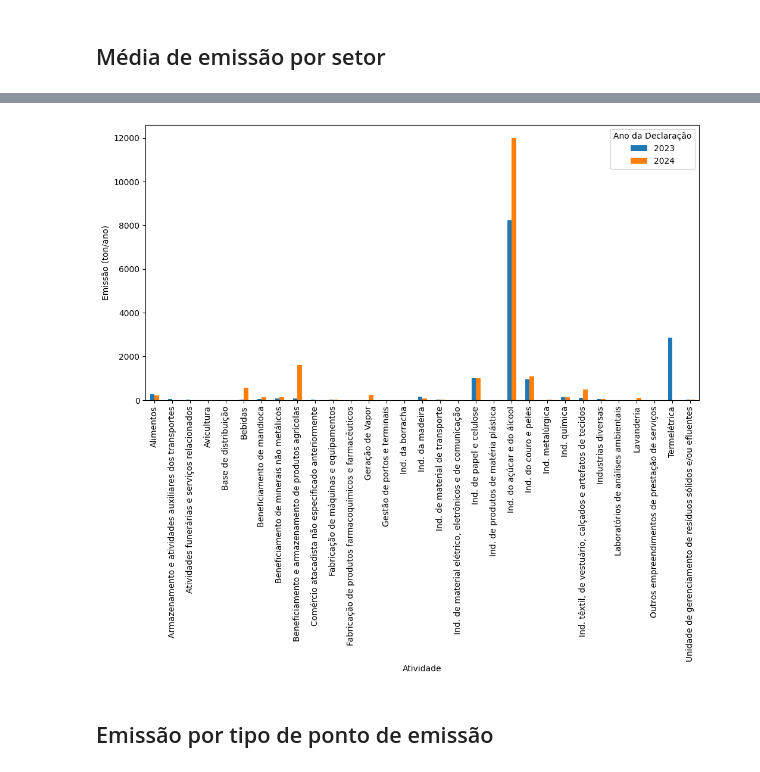
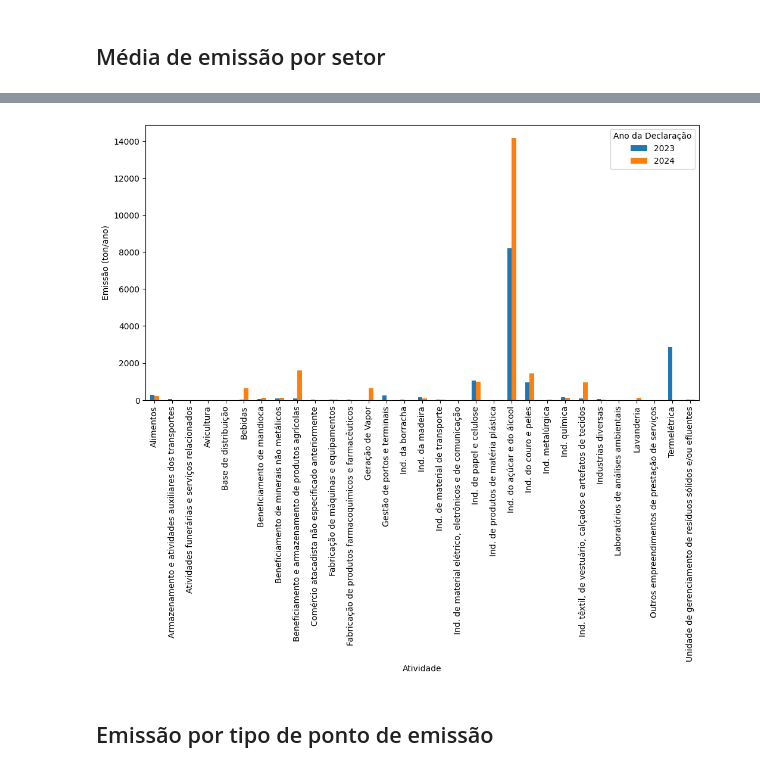
Before and after one commit to diasclarissa/python_env_app, a Jupyter notebook: Notebook/Trabalho01.ipynb, the cells around one changed output, grey strips where cells are left out. Saved outputs shown, nothing was run; the diff lists cells and outputs as text; code cells hidden in the pictures.

```diff
--- a/Notebook/Trabalho01.ipynb
+++ b/Notebook/Trabalho01.ipynb
@@ -196,22 +220,22 @@ fig.savefig(r"C:\Users\satiu\Documents\GitHub\python_env_app\output\MP10\Emissao
 # %%
 # MÉDIA POR ATIVIDADE EM CADA ANO (2023 vs 2024)
 
-media_ano_atividade = (df_sem_outlier.groupby(['Ano da Declaração', 'Atividade'], as_index=False)['Taxa ton/ano'].median().rename(columns={'Taxa ton/ano': 'Emissão média (ton/ano)'}))
+media_ano_atividade = (df_all.groupby(['Ano da Declaração', 'Atividade'], as_index=False)['Taxa ton/ano'].median().rename(columns={'Taxa ton/ano': 'Emissão média (ton/ano)'}))
 
 # Tabela comparativa lado a lado (todas as atividades)
 # pivot(Atividade vira índice, coluna separada pra cada ano, conteúdo das células é a emissão média
 comparativo = (media_ano_atividade.pivot(index='Atividade', columns='Ano da Declaração', values='Emissão média (ton/ano)').fillna(0)) # NaN = 0
 
 # Gráfico com todas as atividades
 fig, ax = plt.subplots(figsize=(12, 6))
 comparativo.plot(kind='bar', ax=ax)
 ax.set_xlabel('Atividade')
 ax.set_ylabel('Emissão (ton/ano)')
 ax.legend(title='Ano da Declaração')
 
 fig.savefig(r"C:\Users\satiu\Documents\GitHub\python_env_app\output\MP10\Emissao_por_setor_comparativo_anos.png")
 # %% [output]
-[figure, old version]
+[figure, new version]
 # %% [markdown]
 ## Emissão por tipo de ponto de emissão
 # %%
```
Also changed, not shown: parts of 7 cells of this notebook.
